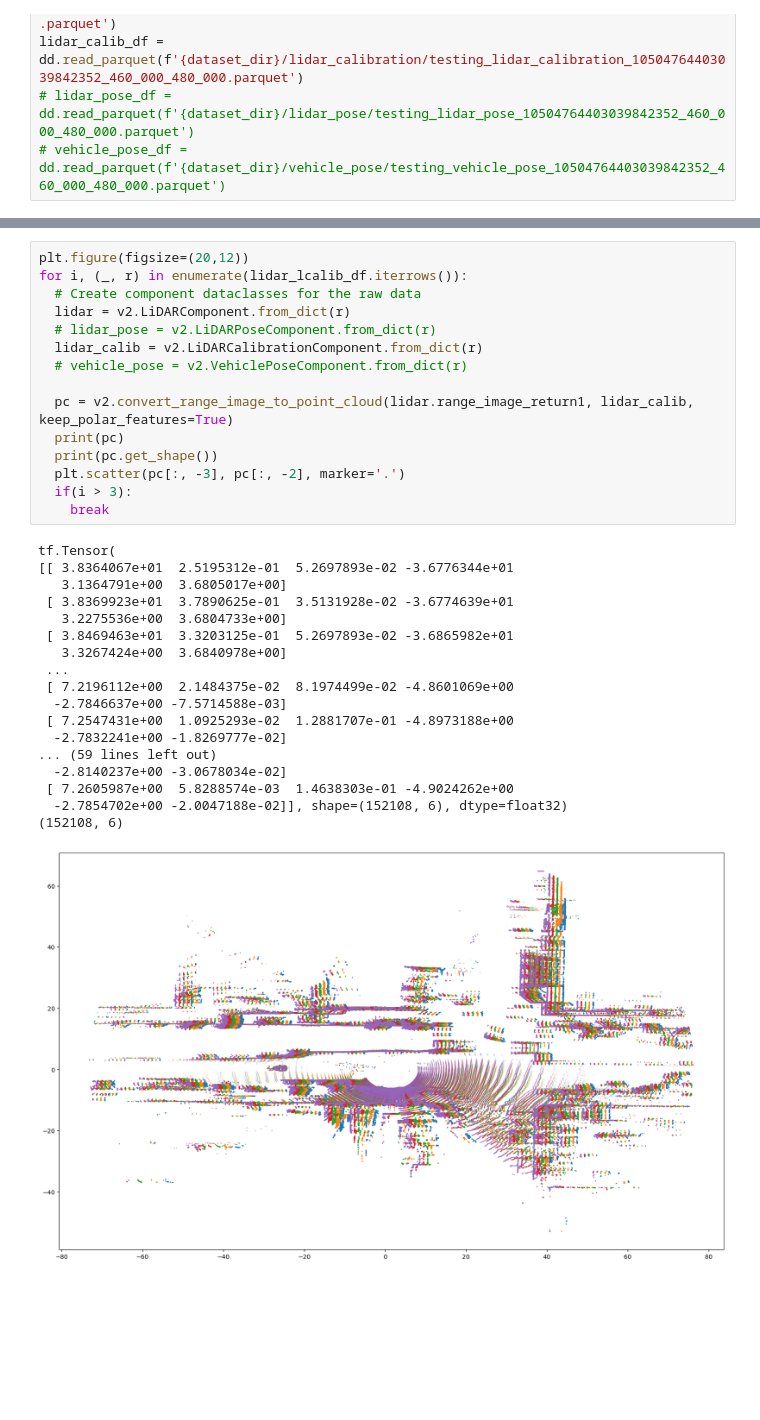
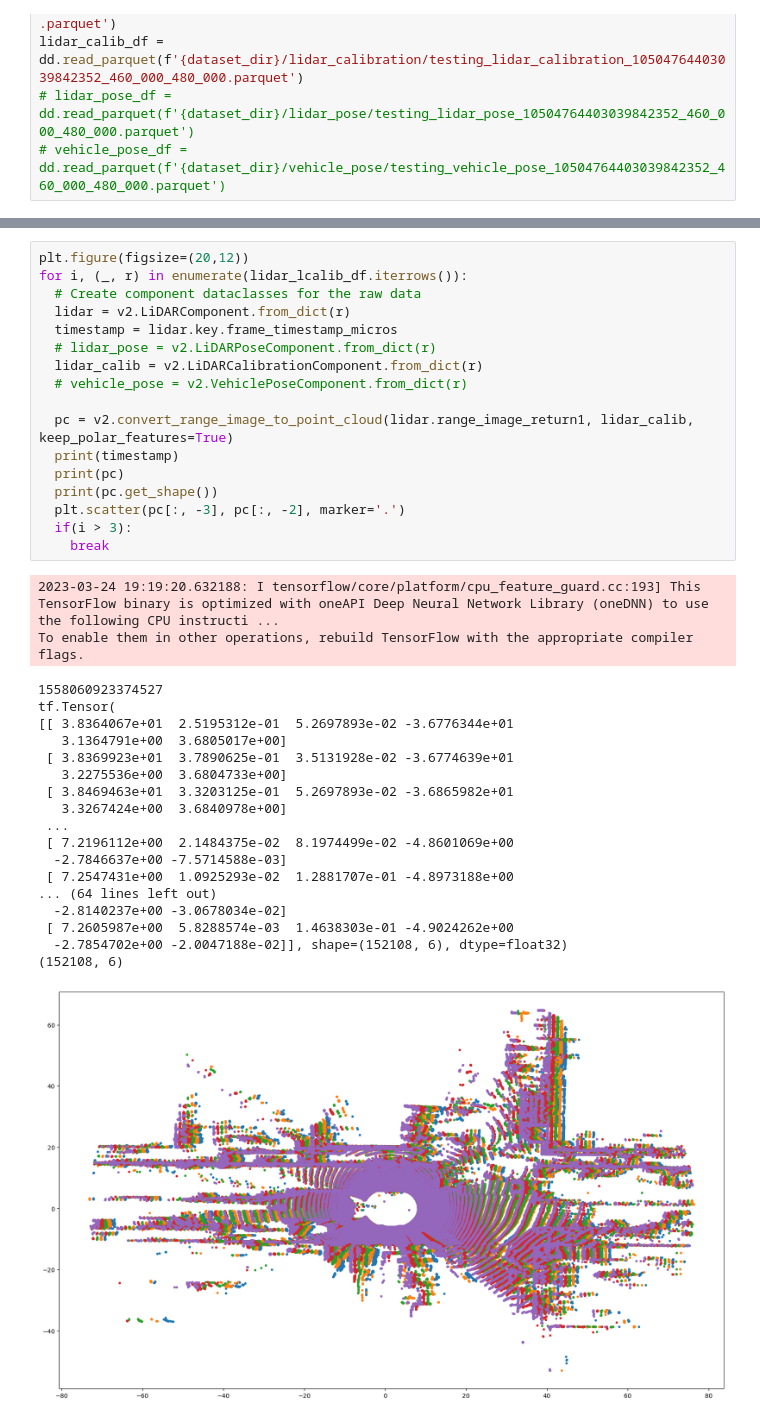
Before and after one commit to MyronRodrigues-StreetDrone/waymo-open-dataset, a Jupyter notebook: waymo.ipynb, the cells around one changed output, grey strips where cells are left out. Saved outputs shown, nothing was run; the diff lists cells and outputs as text; blank space fills up the shorter version.

Commit message:
get timestamp

```diff
--- a/waymo.ipynb
+++ b/waymo.ipynb
@@ -46,34 +46,38 @@ lidar_lcalib_df.head()
 # %%
 plt.figure(figsize=(20,12))
 for i, (_, r) in enumerate(lidar_lcalib_df.iterrows()):
   # Create component dataclasses for the raw data
   lidar = v2.LiDARComponent.from_dict(r)
+  timestamp = lidar.key.frame_timestamp_micros
   # lidar_pose = v2.LiDARPoseComponent.from_dict(r)
   lidar_calib = v2.LiDARCalibrationComponent.from_dict(r)
   # vehicle_pose = v2.VehiclePoseComponent.from_dict(r)
 
   pc = v2.convert_range_image_to_point_cloud(lidar.range_image_return1, lidar_calib, keep_polar_features=True)
+  print(timestamp)
   print(pc)
   print(pc.get_shape())
   plt.scatter(pc[:, -3], pc[:, -2], marker='.')
   if(i > 3):
     break
 # %% [output]
-tf.Tensor(
-[[ 3.8364067e+01  2.5195312e-01  5.2697893e-02 -3.6776344e+01
-   3.1364791e+00  3.6805017e+00]
- [ 3.8369923e+01  3.7890625e-01  3.5131928e-02 -3.6774639e+01
-   3.2275536e+00  3.6804733e+00]
- [ 3.8469463e+01  3.3203125e-01  5.2697893e-02 -3.6865982e+01
-   3.3267424e+00  3.6840978e+00]
- ...
- [ 7.2196112e+00  2.1484375e-02  8.1974499e-02 -4.8601069e+00
-  -2.7846637e+00 -7.5714588e-03]
- [ 7.2547431e+00  1.0925293e-02  1.2881707e-01 -4.8973188e+00
-  -2.7832241e+00 -1.8269777e-02]
-... (59 lines left out)
-  -2.8140237e+00 -3.0678034e-02]
- [ 7.2605987e+00  5.8288574e-03  1.4638303e-01 -4.9024262e+00
-  -2.7854702e+00 -2.0047188e-02]], shape=(152108, 6), dtype=float32)
-(152108, 6)
+2023-03-24 19:19:20.632188: I tensorflow/core/platform/cpu_feature_guard.cc:193] This TensorFlow binary is optimized with oneAPI Deep Neural Network Library (oneDNN) to use the following CPU instructi ...
+To enable them in other operations, rebuild TensorFlow with the appropriate compiler flags.
+1558060923374527
+tf.Tensor(
+[[ 3.8364067e+01  2.5195312e-01  5.2697893e-02 -3.6776344e+01
+   3.1364791e+00  3.6805017e+00]
+ [ 3.8369923e+01  3.7890625e-01  3.5131928e-02 -3.6774639e+01
+   3.2275536e+00  3.6804733e+00]
+ [ 3.8469463e+01  3.3203125e-01  5.2697893e-02 -3.6865982e+01
+   3.3267424e+00  3.6840978e+00]
+ ...
+ [ 7.2196112e+00  2.1484375e-02  8.1974499e-02 -4.8601069e+00
+  -2.7846637e+00 -7.5714588e-03]
+ [ 7.2547431e+00  1.0925293e-02  1.2881707e-01 -4.8973188e+00
+... (64 lines left out)
+  -2.8140237e+00 -3.0678034e-02]
+ [ 7.2605987e+00  5.8288574e-03  1.4638303e-01 -4.9024262e+00
+  -2.7854702e+00 -2.0047188e-02]], shape=(152108, 6), dtype=float32)
+(152108, 6)
-[figure, old version]
+[figure, new version]
```
Also changed, not shown: parts of 1 cell of this notebook.
